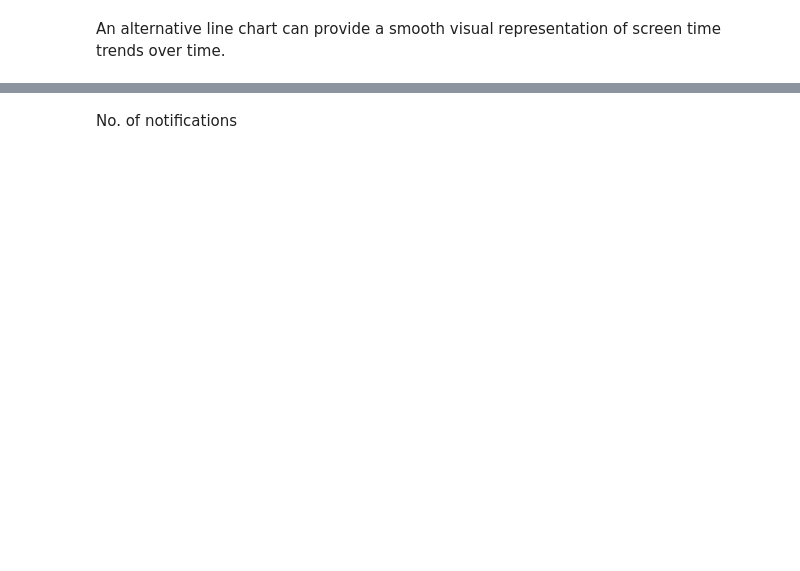
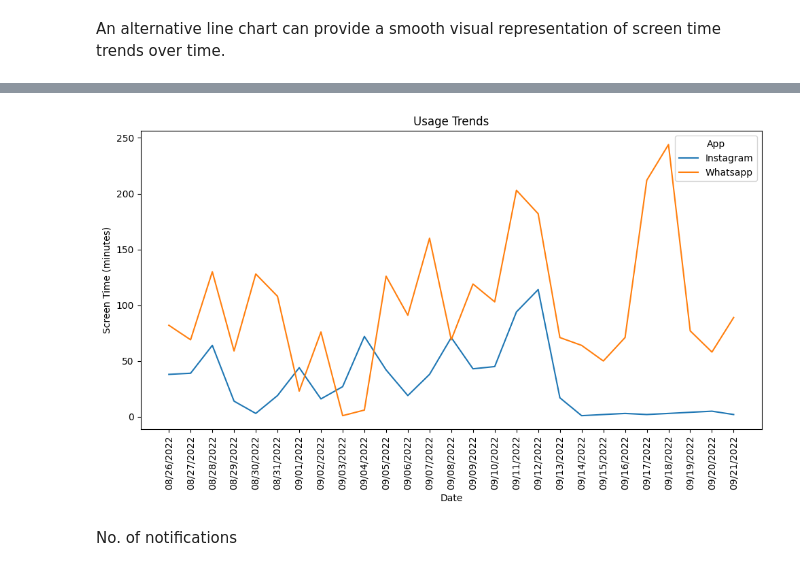
Before and after one commit to anjanasa13/DATA-ANALYSIS, a Jupyter notebook: Screen_time__analysis.ipynb, the cells around one changed output, grey strips where cells are left out. Saved outputs shown, nothing was run; the diff lists cells and outputs as text; code cells hidden in the pictures; blank space fills up the shorter version.

```diff
--- a/Screen_time__analysis.ipynb
+++ b/Screen_time__analysis.ipynb
@@ -110,2 +85,19 @@ figure_line.show()
+# %%
+pivot_data = data.pivot(index='Date', columns='App', values='Usage')
+
+plt.figure(figsize=(10, 6))  # Adjust the figure size as needed
+
+sns.lineplot(data=pivot_data, dashes=False)  # Set dashes=False to have solid lines
+
+plt.title("Usage Trends")
+plt.xlabel("Date")
+plt.ylabel("Screen Time (minutes)")
+plt.legend(title="App")
+plt.xticks(rotation=90)
+
+plt.tight_layout()  # Adjust layout to prevent clipping of labels
+plt.show()
+# %% [output]
+[figure, added]
 # %% [markdown]
 No. of notifications
```
Also changed, not shown: parts of 8 cells of this notebook.
